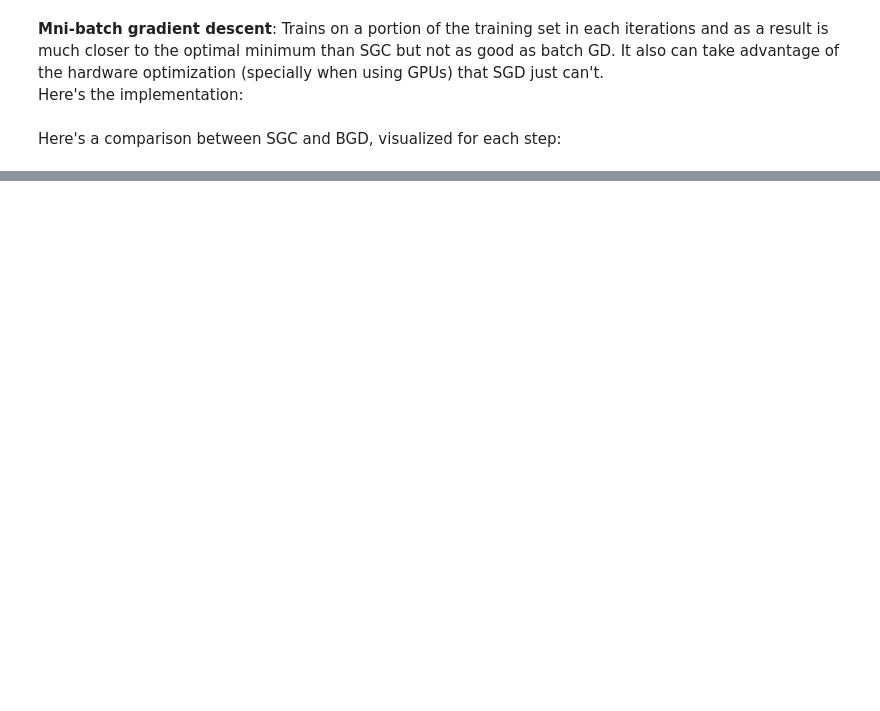
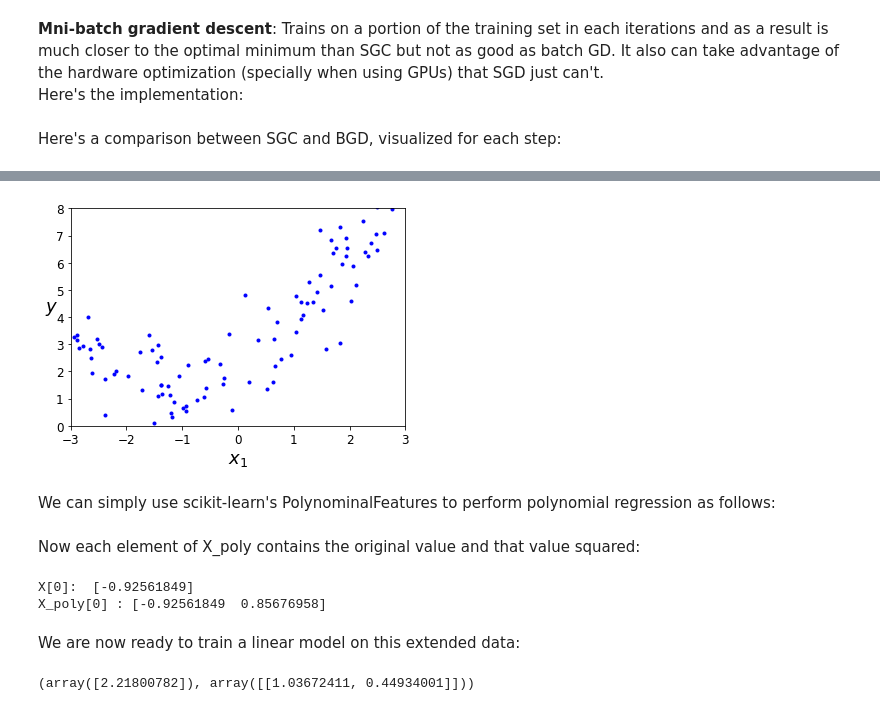
Before and after one commit to AmiraliSajadi/handson-ml2-code-note, a Jupyter notebook: 4_training_models.ipynb, the cells around one changed output, grey strips where cells are left out. Saved outputs shown, nothing was run; the diff lists cells and outputs as text; code cells hidden in the pictures; blank space fills up the shorter version.

Commit message:
Added polynomial regression and learning curves

```diff
--- a/4_training_models.ipynb
+++ b/4_training_models.ipynb
@@ -227,0 +231,16 @@ plt.show()
+# %%
+# Generating nonlinear data
+m = 100
+X = 6 * np.random.rand(m, 1) - 3
+y = 0.5 * X**2 + X + 2 + np.random.randn(m, 1) # nonlinear + noise
+# %%
+# Visualizing the data
+plt.plot(X, y, "b.")
+plt.xlabel("$x_1$", rotation=0, fontsize=18)
+plt.ylabel("$y$", rotation=0, fontsize=18)
+plt.axis([-3, 3, 0, 8])
+plt.show()
+# %% [output]
+[figure, added]
+# %% [markdown]
+We can simply use scikit-learn's PolynominalFeatures to perform polynomial regression as follows:
@@ -227,0 +252,16 @@ plt.show()
+# %% [markdown]
+Now each element of X_poly contains the original value and that value squared:
+# %%
+print("X[0]: ", X[0])
+print("X_poly[0] :", X_poly[0])
+# %% [output]
+X[0]:  [-0.92561849]
+X_poly[0] : [-0.92561849  0.85676958]
+# %% [markdown]
+We are now ready to train a linear model on this extended data:
+# %%
+lin_reg = LinearRegression()
+lin_reg.fit(X_poly, y)
+lin_reg.intercept_, lin_reg.coef_
+# %% [output]
+(array([2.21800782]), array([[1.03672411, 0.44934001]]))
```
Also changed, not shown: parts of 27 cells of this notebook.
